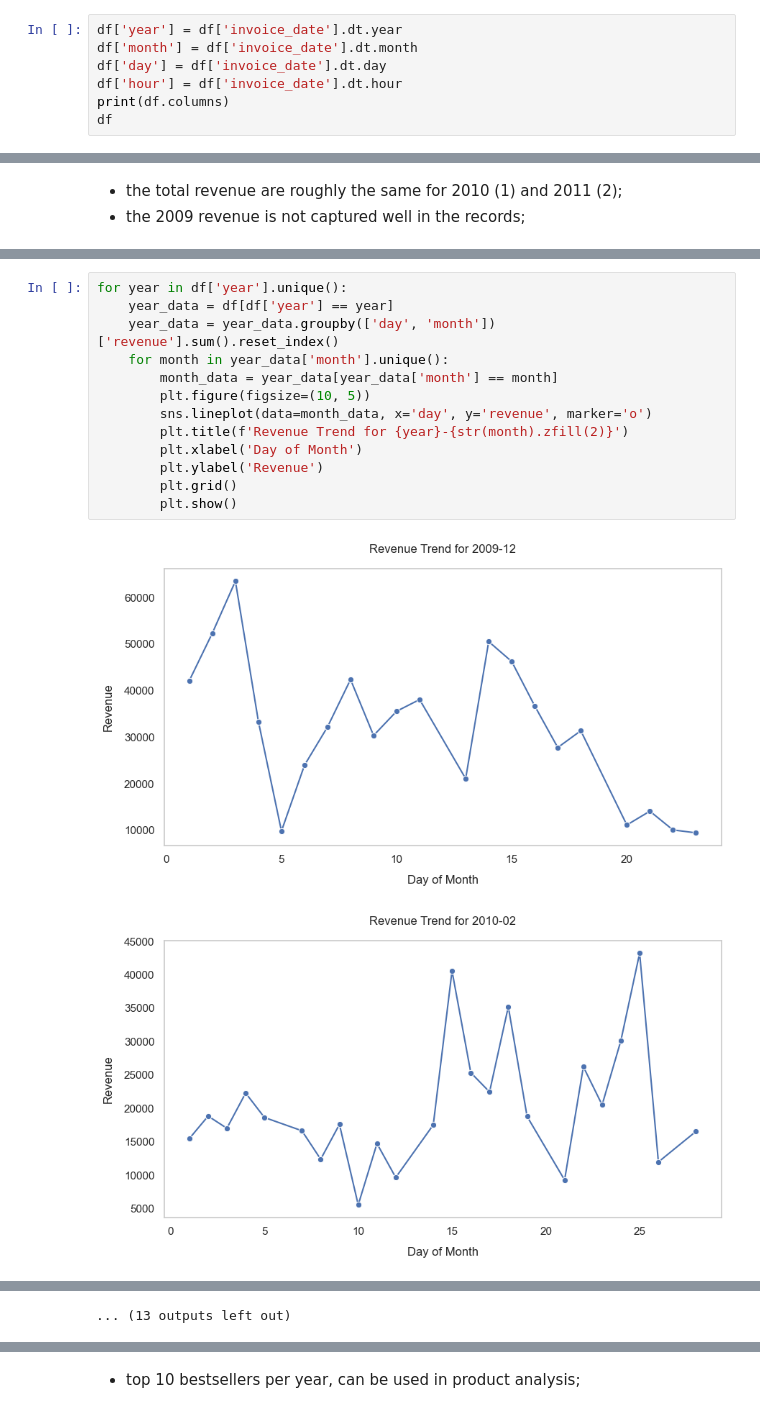
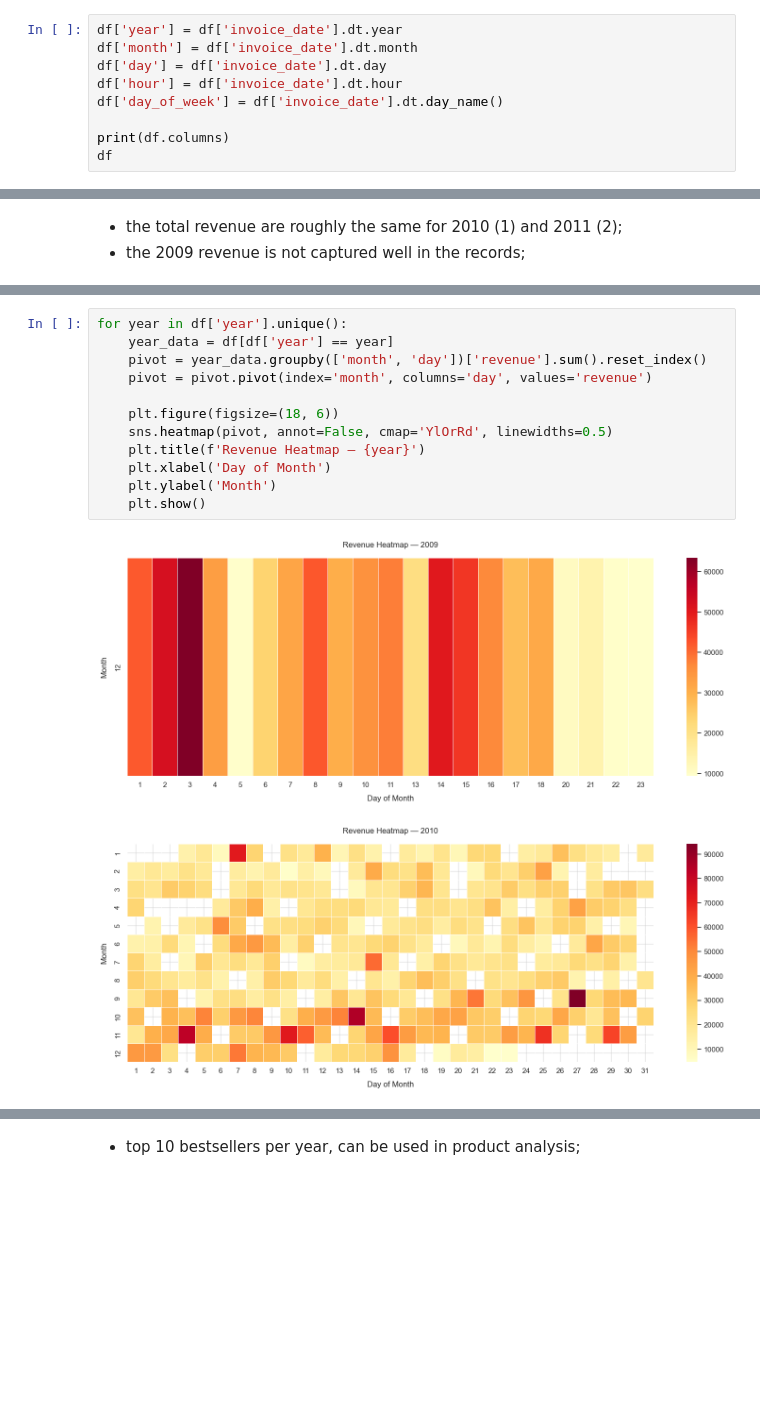
Before and after one commit to zxc0dev/customer-rfm-segmentation-dashboard, a Jupyter notebook: notebooks/01_ingestion_and_eda.ipynb, the cells around one changed output, grey strips where cells are left out. Drawn from its saved outputs; the diff is of its cells as text; blank space fills up the shorter version.

Commit message:
add treemap chart; add heatmap for each day of month revenue;

```diff
--- a/notebooks/01_ingestion_and_eda.ipynb
+++ b/notebooks/01_ingestion_and_eda.ipynb
@@ -457,6 +458,8 @@ df['year'] = df['invoice_date'].dt.year
 df['month'] = df['invoice_date'].dt.month
 df['day'] = df['invoice_date'].dt.day
 df['hour'] = df['invoice_date'].dt.hour
+df['day_of_week'] = df['invoice_date'].dt.day_name()
+
 print(df.columns)
 df
 # %% [output]
@@ -566,16 +571,15 @@ plt.show()
 # %%
 for year in df['year'].unique():
     year_data = df[df['year'] == year]
-    year_data = year_data.groupby(['day', 'month'])['revenue'].sum().reset_index()
-    for month in year_data['month'].unique():
-        month_data = year_data[year_data['month'] == month]
-        plt.figure(figsize=(10, 5))
-        sns.lineplot(data=month_data, x='day', y='revenue', marker='o')
-        plt.title(f'Revenue Trend for {year}-{str(month).zfill(2)}')
-        plt.xlabel('Day of Month')
-        plt.ylabel('Revenue')
-        plt.grid()
-        plt.show()
+    pivot = year_data.groupby(['month', 'day'])['revenue'].sum().reset_index()
+    pivot = pivot.pivot(index='month', columns='day', values='revenue')
+
+    plt.figure(figsize=(18, 6))
+    sns.heatmap(pivot, annot=False, cmap='YlOrRd', linewidths=0.5)
+    plt.title(f'Revenue Heatmap — {year}')
+    plt.xlabel('Day of Month')
+    plt.ylabel('Month')
+    plt.show()
 # %% [output]
-[figure, old version]
+[figure, new version]
-[figure, old version]
+[figure, new version]
@@ -592,4 +587,3 @@ for year in df['year'].unique():
-... (13 outputs left out)
 # %%
 year_product_rev = df.groupby(['year', 'stock_code', 'description'])['revenue'].sum().reset_index()
 year_product_rev = year_product_rev.sort_values(['year', 'revenue'], ascending=[True, False])
```
Also changed, not shown: parts of 17 cells of this notebook.
